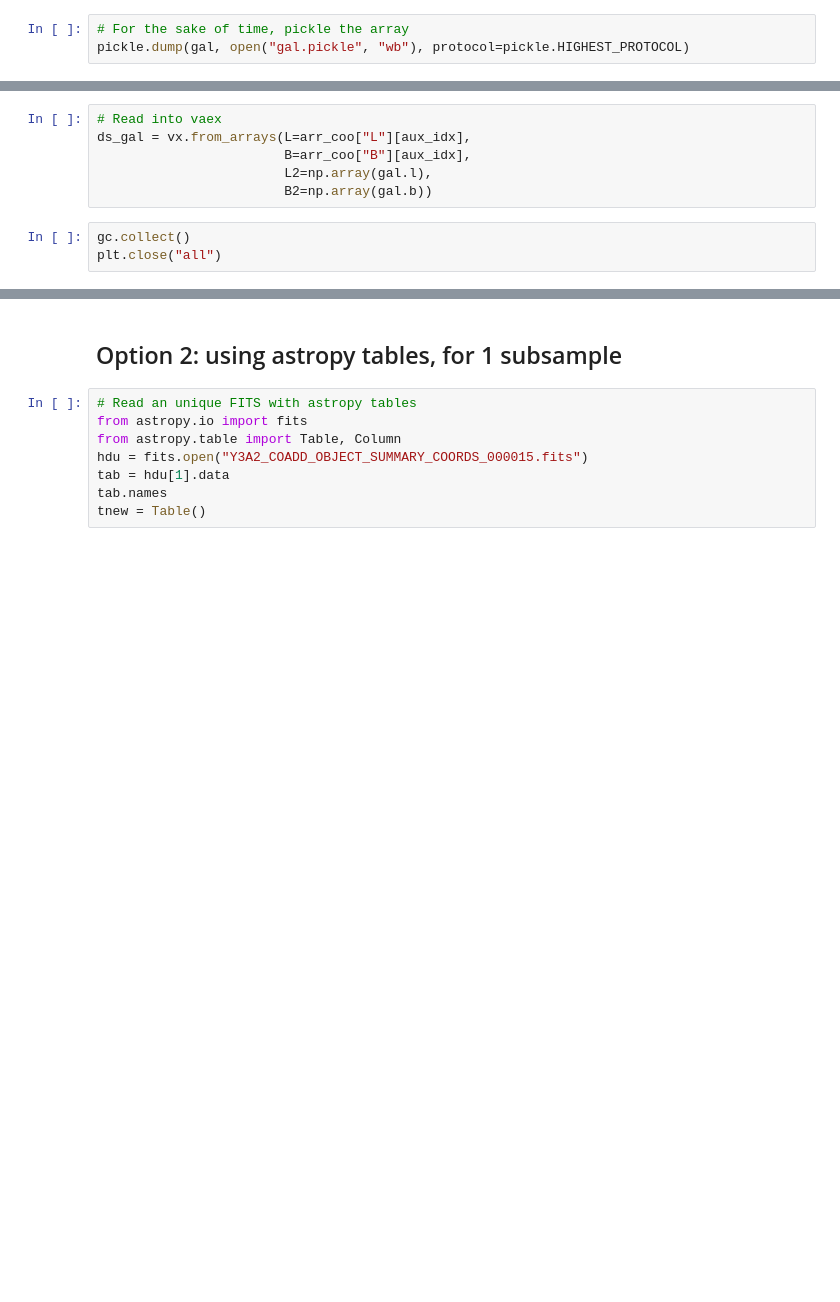
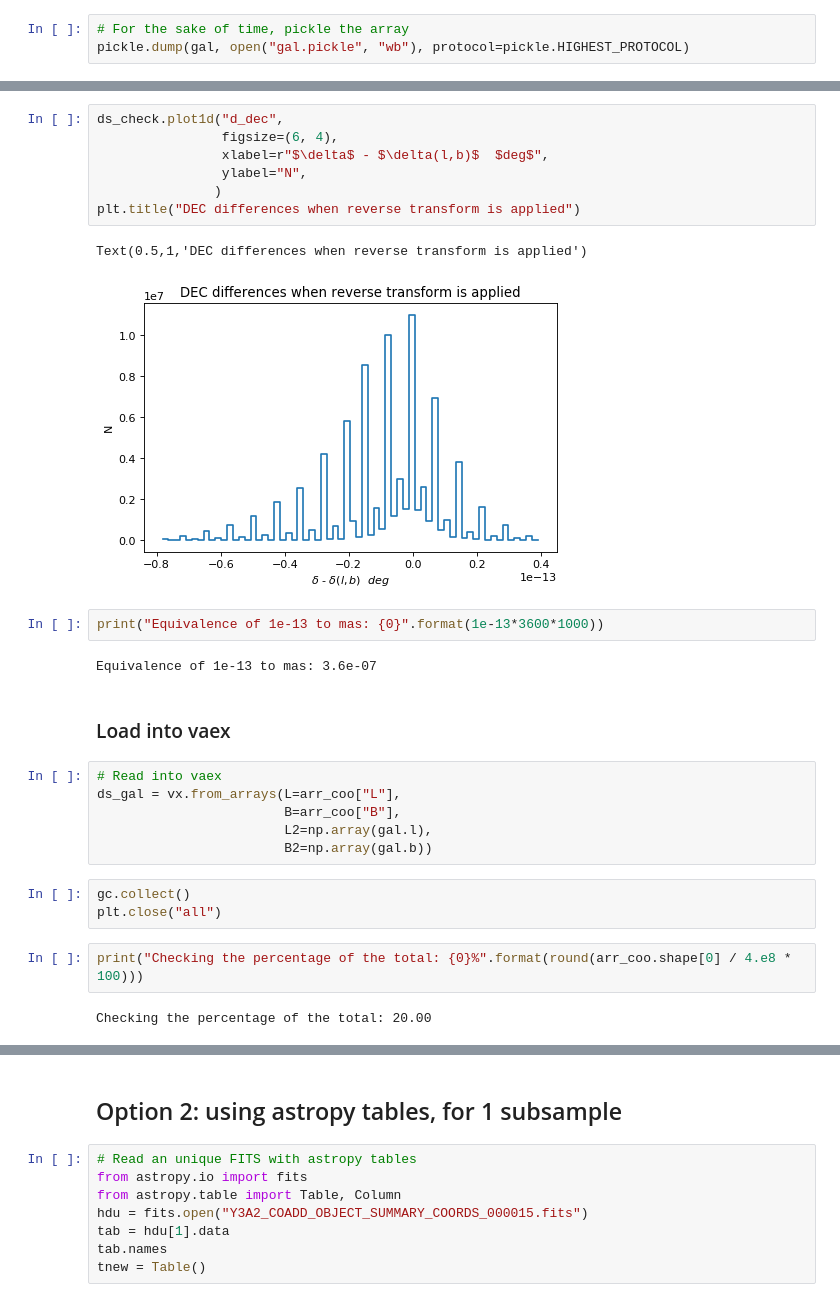
Before and after one commit to paztronomer/desdm_dr1_work, a Jupyter notebook: validation_eq2gal_coord.ipynb, the cells around one changed output, grey strips where cells are left out. Cells and saved outputs as stored; diff of their text form; blank space fills up the shorter version.

```diff
--- a/validation_eq2gal_coord.ipynb
+++ b/validation_eq2gal_coord.ipynb
@@ -138,10 +181,30 @@ pickle.dump(gal, open("gal.pickle", "wb"), protocol=pickle.HIGHEST_PROTOCOL)
+# %%
+ds_check.plot1d("d_dec",
+                figsize=(6, 4),
+                xlabel=r"$\delta$ - $\delta(l,b)$  $deg$",
+                ylabel="N",
+               )
+plt.title("DEC differences when reverse transform is applied")
+# %% [output]
+Text(0.5,1,'DEC differences when reverse transform is applied')
+[figure, added]
+# %%
+print("Equivalence of 1e-13 to mas: {0}".format(1e-13*3600*1000))
+# %% [output]
+Equivalence of 1e-13 to mas: 3.6e-07
+# %% [markdown]
+### Load into vaex
 # %%
 # Read into vaex
-ds_gal = vx.from_arrays(L=arr_coo["L"][aux_idx],
-                        B=arr_coo["B"][aux_idx],
+ds_gal = vx.from_arrays(L=arr_coo["L"],
+                        B=arr_coo["B"],
                         L2=np.array(gal.l),
                         B2=np.array(gal.b))
 # %%
 gc.collect()
 plt.close("all")
+# %%
+print("Checking the percentage of the total: {0}%".format(round(arr_coo.shape[0] / 4.e8 * 100)))
+# %% [output]
+Checking the percentage of the total: 20.00
 # %%
```
Also changed, not shown: parts of 30 cells of this notebook, 1 other file.
